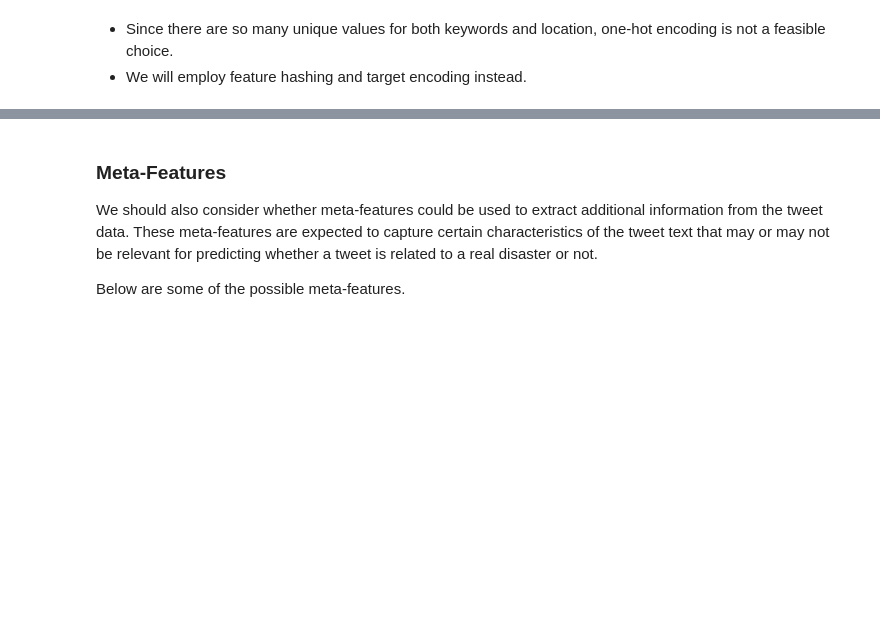
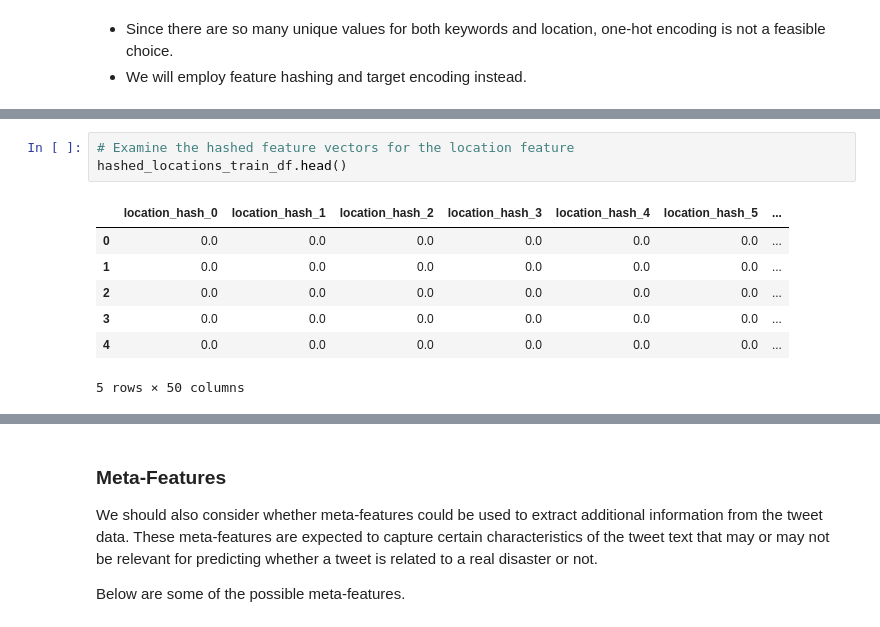
Before and after one commit to tohkarle/SC1015-Mini-Project, a Jupyter notebook: data_preprocessing.ipynb, the cells around one changed output, grey strips where cells are left out. Drawn from its saved outputs; the diff is of its cells as text; blank space fills up the shorter version.

```diff
--- a/data_preprocessing.ipynb
+++ b/data_preprocessing.ipynb
@@ -364,0 +422,11 @@ The target distribution in train dataset is roughly balanced so there is not muc
+# %%
+# Examine the hashed feature vectors for the location feature
+hashed_locations_train_df.head()
+# %% [output]
+|  | location_hash_0 | location_hash_1 | location_hash_2 | location_hash_3 | location_hash_4 | location_hash_5 | ... |
+| 0 | 0.0 | 0.0 | 0.0 | 0.0 | 0.0 | 0.0 | ... |
+| 1 | 0.0 | 0.0 | 0.0 | 0.0 | 0.0 | 0.0 | ... |
+| 2 | 0.0 | 0.0 | 0.0 | 0.0 | 0.0 | 0.0 | ... |
+| 3 | 0.0 | 0.0 | 0.0 | 0.0 | 0.0 | 0.0 | ... |
+| 4 | 0.0 | 0.0 | 0.0 | 0.0 | 0.0 | 0.0 | ... |
+5 rows × 50 columns
```
Also changed, not shown: parts of 15 cells of this notebook.
